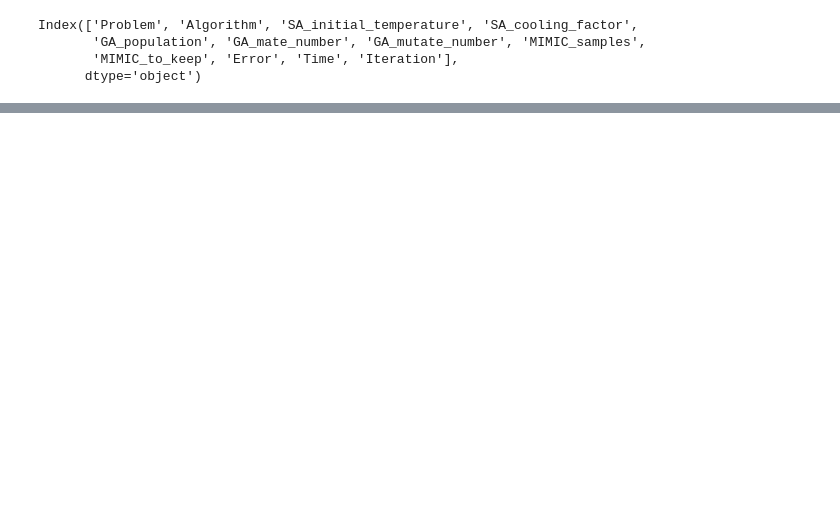
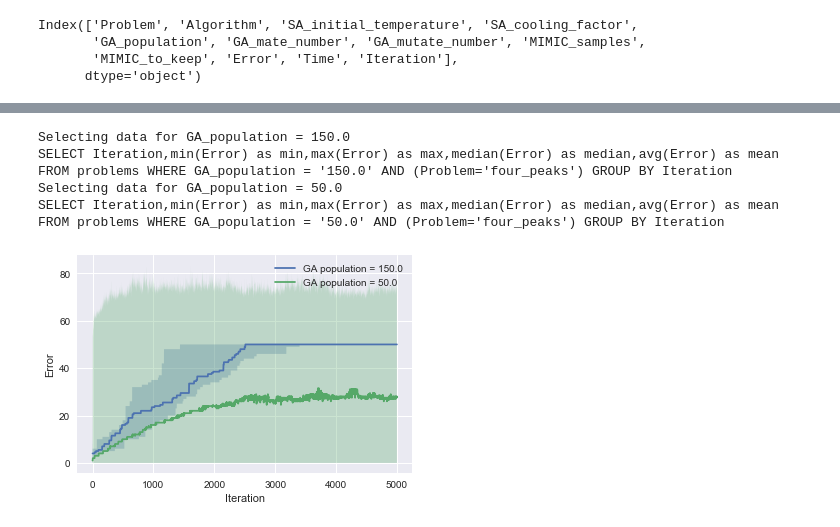
Before and after one commit to anliec/ML_homework_random, a Jupyter notebook: plotter/Problems.ipynb, the cells around one changed output, grey strips where cells are left out. Saved outputs shown, nothing was run; the diff lists cells and outputs as text; code cells hidden in the pictures; blank space fills up the shorter version.

```diff
--- a/plotter/Problems.ipynb
+++ b/plotter/Problems.ipynb
@@ -140,0 +198,26 @@ for v in cd.values():
+# %%
+x_arg_name = 'Iteration'
+y_arg_name = 'Error'
+z_arg_name = 'GA_population'
+filters = {'Problem': ['four_peaks'], 'Algorithm': ['GA']}
+
+cd = consolidate_data_from_db(con, x_arg_name, y_arg_name, z_arg_name, filters)
+
+plt.figure()
+for a, d in cd.items():
+    plt.plot(d.get(x_arg_name),d.get('median'),
+             label=z_arg_name.replace('_',' ') + ' = ' + str(a).replace('_',' '))
+    #plt.fill_between(d.get(x_arg_name), d.get('mean') - d.get('std'), d.get('mean') + d.get('std'), alpha=0.3)
+    plt.fill_between(d.get(x_arg_name), d.get('min'), d.get('max'), alpha=0.3)
+plt.ylabel(y_arg_name.replace('_',' '))
+plt.xlabel(x_arg_name.replace('_',' '))
+plt.legend()
+#plt.title("Evolution of acuracy acording to the number of training examples")
+#plt.savefig("graphs/boost_"+data_set_name+"_"+x_arg_name+"_"+y_arg_name+"_"+z_arg_name+".png")
+plt.show()
+# %% [output]
+Selecting data for GA_population = 150.0
+SELECT Iteration,min(Error) as min,max(Error) as max,median(Error) as median,avg(Error) as mean FROM problems WHERE GA_population = '150.0' AND (Problem='four_peaks') GROUP BY Iteration
+Selecting data for GA_population = 50.0
+SELECT Iteration,min(Error) as min,max(Error) as max,median(Error) as median,avg(Error) as mean FROM problems WHERE GA_population = '50.0' AND (Problem='four_peaks') GROUP BY Iteration
+[figure, added]
```
Also changed, not shown: parts of 15 cells of this notebook, 1 other file.
